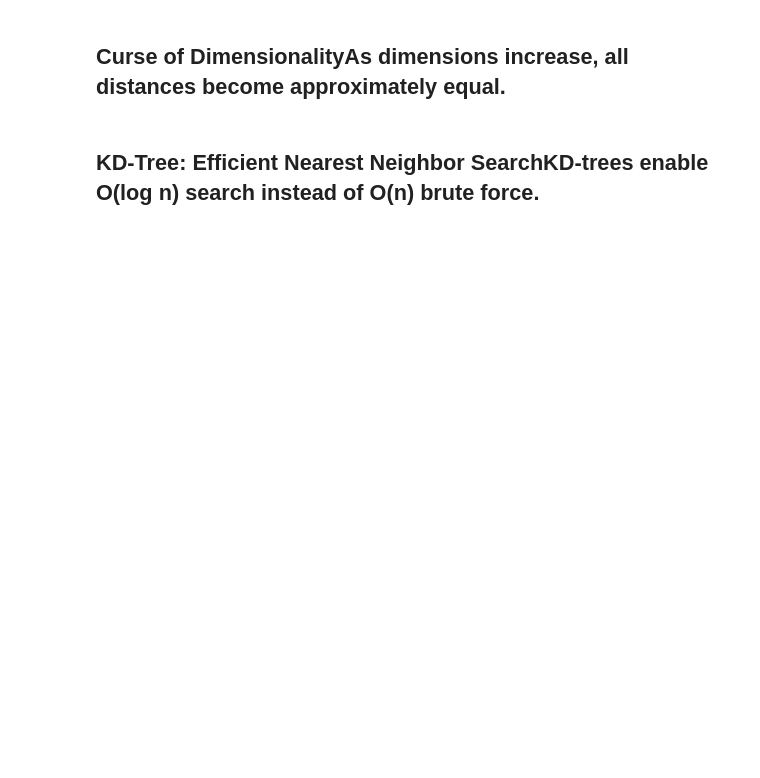
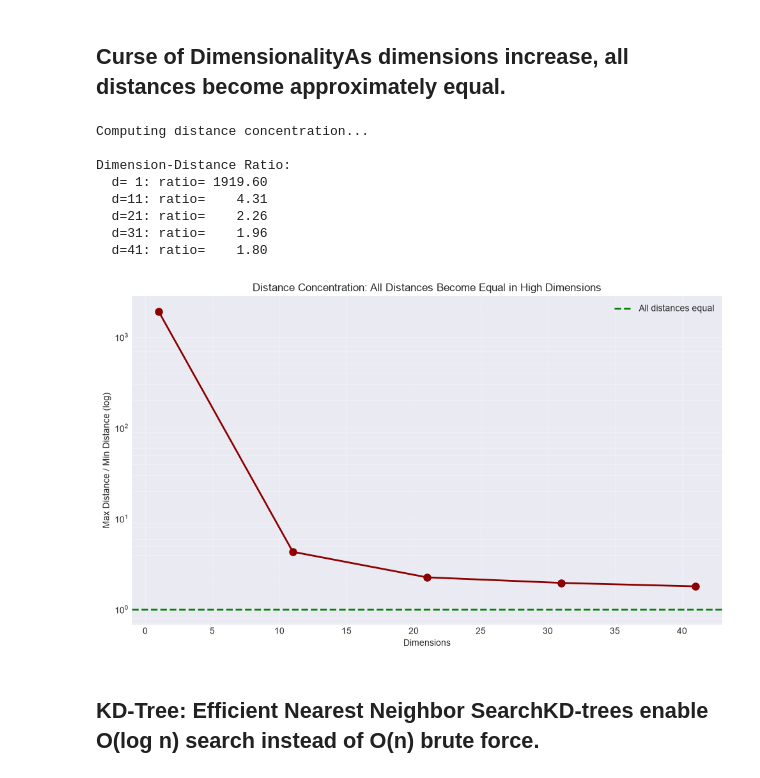
Before and after one commit to powell-clark/supervised-learning, a Jupyter notebook: notebooks/5a_k_nearest_neighbors_theory.ipynb, the cells around one changed output. Cells and saved outputs as stored; diff of their text form; code cells hidden in the pictures; blank space fills up the shorter version.

```diff
--- a/notebooks/5a_k_nearest_neighbors_theory.ipynb
+++ b/notebooks/5a_k_nearest_neighbors_theory.ipynb
@@ -35,2 +80,19 @@ print(f"  Normalized: {euclidean_distance_normalized(x1, x2):.4f}")
 # %%
-# Vectorized distance computation (essential for efficiency)def euclidean_vectorized(X, y):    X_sqnorm = np.sum(X ** 2, axis=1, keepdims=True)    y_sqnorm = np.sum(y ** 2)    X_dot_y = np.dot(X, y)    distances_sq = X_sqnorm.ravel() + y_sqnorm - 2 * X_dot_y    return np.sqrt(np.maximum(distances_sq, 0))# BenchmarkX = np.random.randn(10000, 100)y = np.random.randn(100)start = time.time()for _ in range(10):    _ = euclidean_vectorized(X, y)vec_time = time.time() - startprint(f'Vectorized 10 queries on 10000 points: {vec_time:.4f}s')
+# Vectorized distance computation (essential for efficiency)
+def euclidean_vectorized(X, y):
+    X_sqnorm = np.sum(X ** 2, axis=1, keepdims=True)
+    y_sqnorm = np.sum(y ** 2)
+    X_dot_y = np.dot(X, y)
+    distances_sq = X_sqnorm.ravel() + y_sqnorm - 2 * X_dot_y
+    return np.sqrt(np.maximum(distances_sq, 0))
+
+# Benchmark
+X = np.random.randn(10000, 100)
+y = np.random.randn(100)
+
+start = time.time()
+for _ in range(10):
+    _ = euclidean_vectorized(X, y)
+vec_time = time.time() - start
+
+print(f'Vectorized 10 queries on 10000 points: {vec_time:.4f}s')
@@ -39,7 +141,51 @@ print(f"  Normalized: {euclidean_distance_normalized(x1, x2):.4f}")
 # %% [markdown]
 ## Curse of DimensionalityAs dimensions increase, all distances become approximately equal.
 # %%
-# Distance concentration phenomenondef distance_concentration(n_samples=1000, n_trials=3):    dimensions = np.arange(1, 51, 10)    ratios = []    for d in dimensions:        d_ratios = []        for _ in range(n_trials):            X = np.random.uniform(0, 1, (n_samples, d))            query = np.random.uniform(0, 1, d)            dist = euclidean_vectorized(X, query)            ratio = np.max(dist) / (np.min(dist) + 1e-10)            d_ratios.append(ratio)        ratios.append(np.mean(d_ratios))    return dimensions, ratiosprint('Computing distance concentration...')dims, ratios = distance_concentration()print('\nDimension-Distance Ratio:')for d, r in zip(dims, ratios):    print(f'  d={d:2d}: ratio={r:8.2f}')# Visualizefig, ax = plt.subplots(figsize=(10, 6))ax.semilogy(dims, ratios, 'o-', linewidth=2, markersize=8, color='darkred')ax.axhline(y=1, color='green', linestyle='--', linewidth=2, label='All distances equal')ax.set_xlabel('Dimensions')ax.set_ylabel('Max Distance / Min Distance (log)')ax.set_title('Distance Concentration: All Distances Become Equal in High Dimensions')ax.grid(True, alpha=0.3, which='both')ax.legend()plt.tight_layout()plt.show()
+# Distance concentration phenomenon
+def distance_concentration(n_samples=1000, n_trials=3):
+    dimensions = np.arange(1, 51, 10)
+    ratios = []
+
+    for d in dimensions:
+        d_ratios = []
+        for _ in range(n_trials):
+            X = np.random.uniform(0, 1, (n_samples, d))
+            query = np.random.uniform(0, 1, d)
+            dist = euclidean_vectorized(X, query)
+            ratio = np.max(dist) / (np.min(dist) + 1e-10)
+            d_ratios.append(ratio)
+        ratios.append(np.mean(d_ratios))
+
+    return dimensions, ratios
+
+print('Computing distance concentration...')
+dims, ratios = distance_concentration()
+
+print('\nDimension-Distance Ratio:')
+for d, r in zip(dims, ratios):
+    print(f'  d={d:2d}: ratio={r:8.2f}')
+
+# Visualize
+fig, ax = plt.subplots(figsize=(10, 6))
+ax.semilogy(dims, ratios, 'o-', linewidth=2, markersize=8, color='darkred')
+ax.axhline(y=1, color='green', linestyle='--', linewidth=2, label='All distances equal')
+ax.set_xlabel('Dimensions')
+ax.set_ylabel('Max Distance / Min Distance (log)')
+ax.set_title('Distance Concentration: All Distances Become Equal in High Dimensions')
+ax.grid(True, alpha=0.3, which='both')
+ax.legend()
+plt.tight_layout()
+plt.show()
+# %% [output]
+Computing distance concentration...
+
+Dimension-Distance Ratio:
+  d= 1: ratio= 1919.60
+  d=11: ratio=    4.31
+  d=21: ratio=    2.26
+  d=31: ratio=    1.96
+  d=41: ratio=    1.80
+[figure, added]
 # %% [markdown]
 ## KD-Tree: Efficient Nearest Neighbor SearchKD-trees enable O(log n) search instead of O(n) brute force.
 # %%
```
Also changed, not shown: parts of 9 cells of this notebook, 1 other file.
